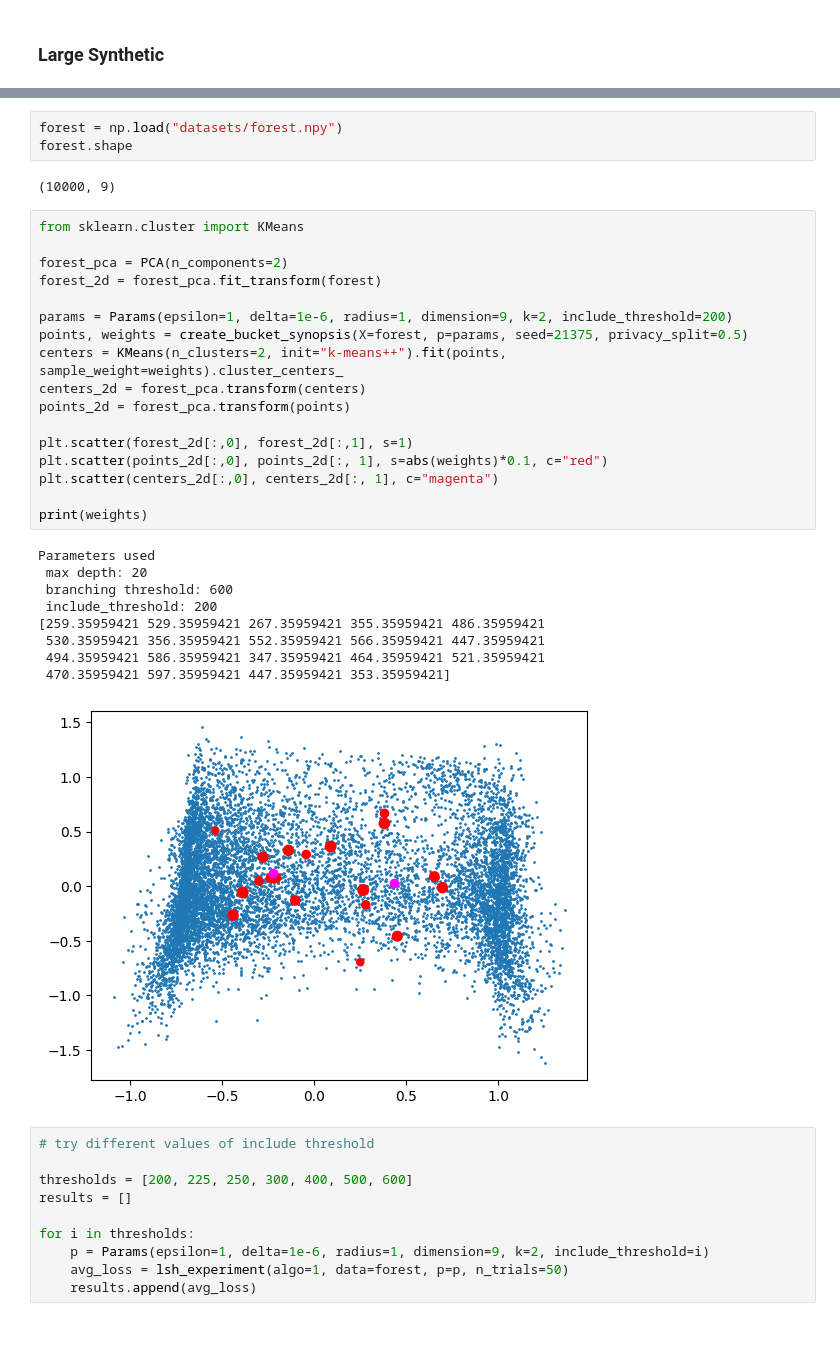
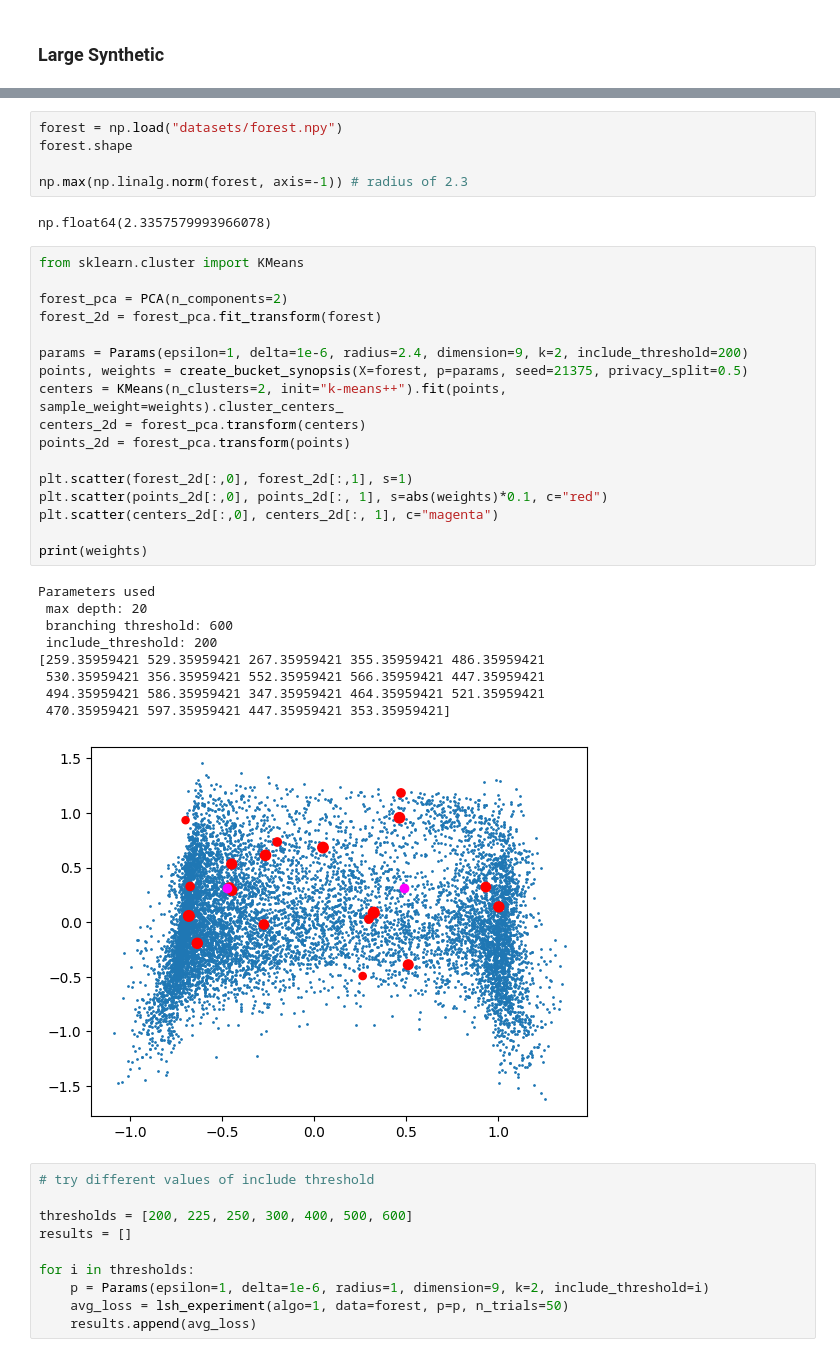
Before and after one commit to amy-ln/dpclustering, a Jupyter notebook: lsh-experiment.ipynb, the cells around one changed output, grey strips where cells are left out. Saved outputs shown, nothing was run; the diff lists cells and outputs as text.

Commit message:
adjusted radius to get better results

```diff
--- a/lsh-experiment.ipynb
+++ b/lsh-experiment.ipynb
@@ -231,35 +265,37 @@ plt.scatter(centers_2d[:,0], centers_2d[:, 1], c="magenta")
 # %%
 forest = np.load("datasets/forest.npy")
 forest.shape
+
+np.max(np.linalg.norm(forest, axis=-1)) # radius of 2.3
 # %% [output]
-(10000, 9)
+np.float64(2.3357579993966078)
 # %%
 from sklearn.cluster import KMeans
 
 forest_pca = PCA(n_components=2)
 forest_2d = forest_pca.fit_transform(forest)
 
-params = Params(epsilon=1, delta=1e-6, radius=1, dimension=9, k=2, include_threshold=200)
+params = Params(epsilon=1, delta=1e-6, radius=2.4, dimension=9, k=2, include_threshold=200)
 points, weights = create_bucket_synopsis(X=forest, p=params, seed=21375, privacy_split=0.5)
 centers = KMeans(n_clusters=2, init="k-means++").fit(points, sample_weight=weights).cluster_centers_
 centers_2d = forest_pca.transform(centers)
 points_2d = forest_pca.transform(points)
 
 plt.scatter(forest_2d[:,0], forest_2d[:,1], s=1)
 plt.scatter(points_2d[:,0], points_2d[:, 1], s=abs(weights)*0.1, c="red")
 plt.scatter(centers_2d[:,0], centers_2d[:, 1], c="magenta")
 
 print(weights)
 # %% [output]
 Parameters used
  max depth: 20
  branching threshold: 600
  include_threshold: 200
 [259.35959421 529.35959421 267.35959421 355.35959421 486.35959421
  530.35959421 356.35959421 552.35959421 566.35959421 447.35959421
  494.35959421 586.35959421 347.35959421 464.35959421 521.35959421
  470.35959421 597.35959421 447.35959421 353.35959421]
-[figure, old version]
+[figure, new version]
 # %%
 # try different values of include threshold
 
```
Also changed, not shown: parts of 9 cells of this notebook, 1 other file.
